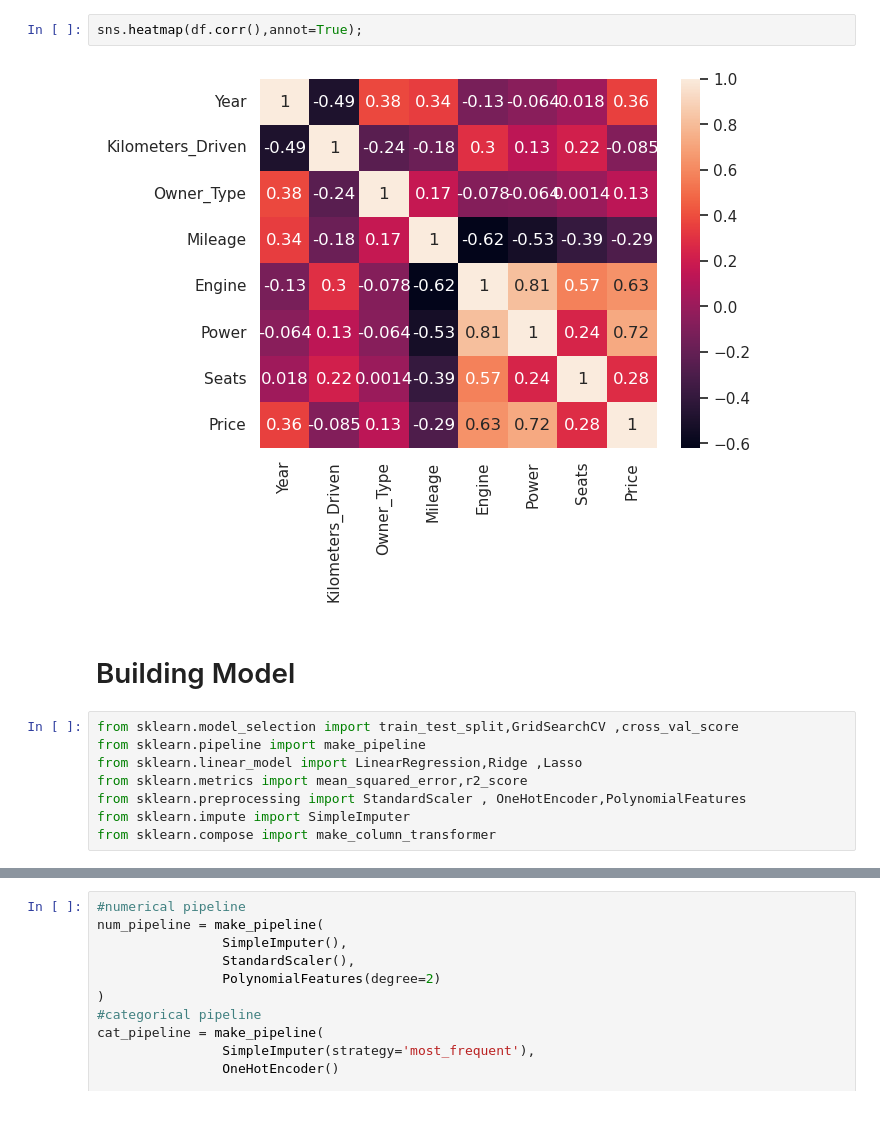
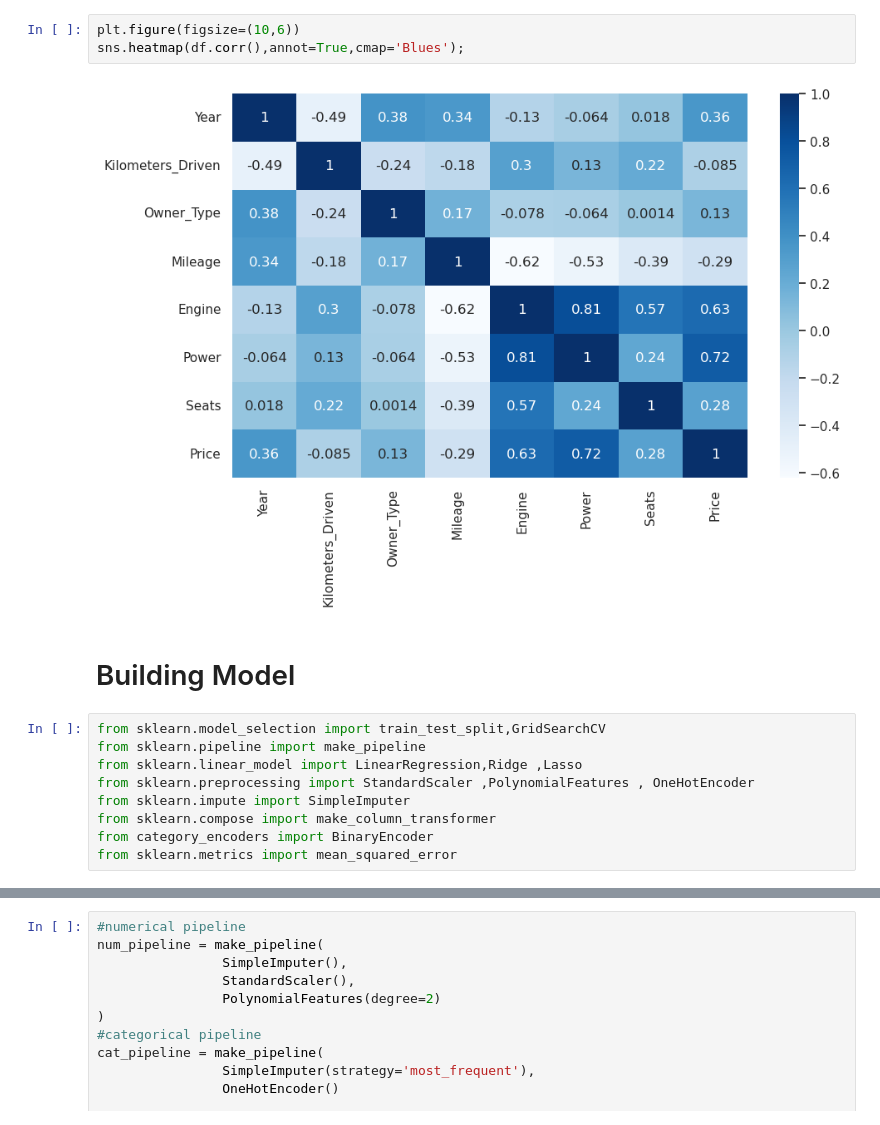
Before and after one commit to omar-mostafa-taha/Car-Price-Prediction, a Jupyter notebook: car-price-prediction-accuracy-94-31.ipynb, the cells around one changed output, grey strips where cells are left out. Saved outputs shown, nothing was run; the diff lists cells and outputs as text.

```diff
--- a/car-price-prediction-accuracy-94-31.ipynb
+++ b/car-price-prediction-accuracy-94-31.ipynb
@@ -556,16 +546,18 @@ fig.show()
 # %% [output]
 [interactive output not drawn]
 # %%
-sns.heatmap(df.corr(),annot=True);
+plt.figure(figsize=(10,6))
+sns.heatmap(df.corr(),annot=True,cmap='Blues');
 # %% [output]
-[figure, old version]
+[figure, new version]
 # %% [markdown]
 # Building Model
 # %%
-from sklearn.model_selection import train_test_split,GridSearchCV ,cross_val_score
+from sklearn.model_selection import train_test_split,GridSearchCV
 from sklearn.pipeline import make_pipeline
 from sklearn.linear_model import LinearRegression,Ridge ,Lasso
-from sklearn.metrics import mean_squared_error,r2_score
-from sklearn.preprocessing import StandardScaler , OneHotEncoder,PolynomialFeatures
+from sklearn.preprocessing import StandardScaler ,PolynomialFeatures , OneHotEncoder
 from sklearn.impute import SimpleImputer
 from sklearn.compose import make_column_transformer
+from category_encoders import BinaryEncoder
+from sklearn.metrics import mean_squared_error
```
Also changed, not shown: parts of 24 cells of this notebook.
